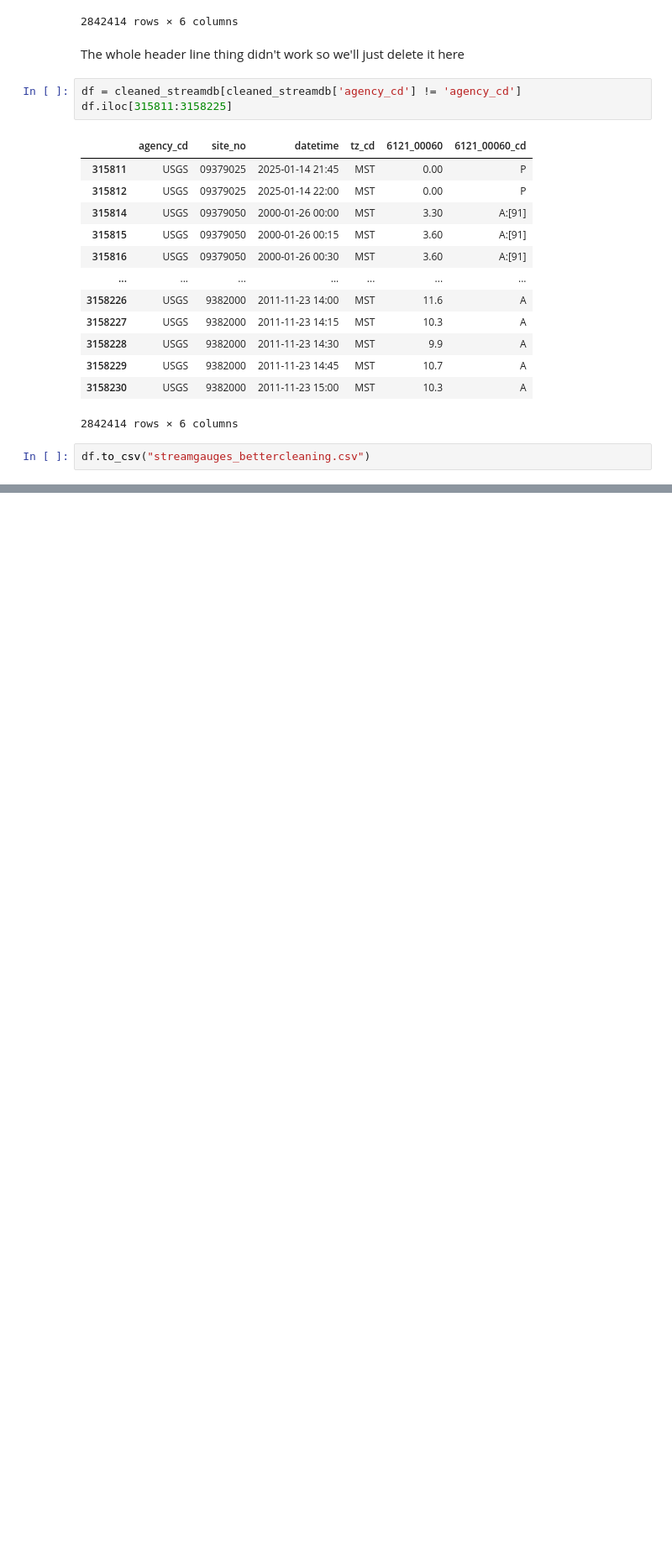
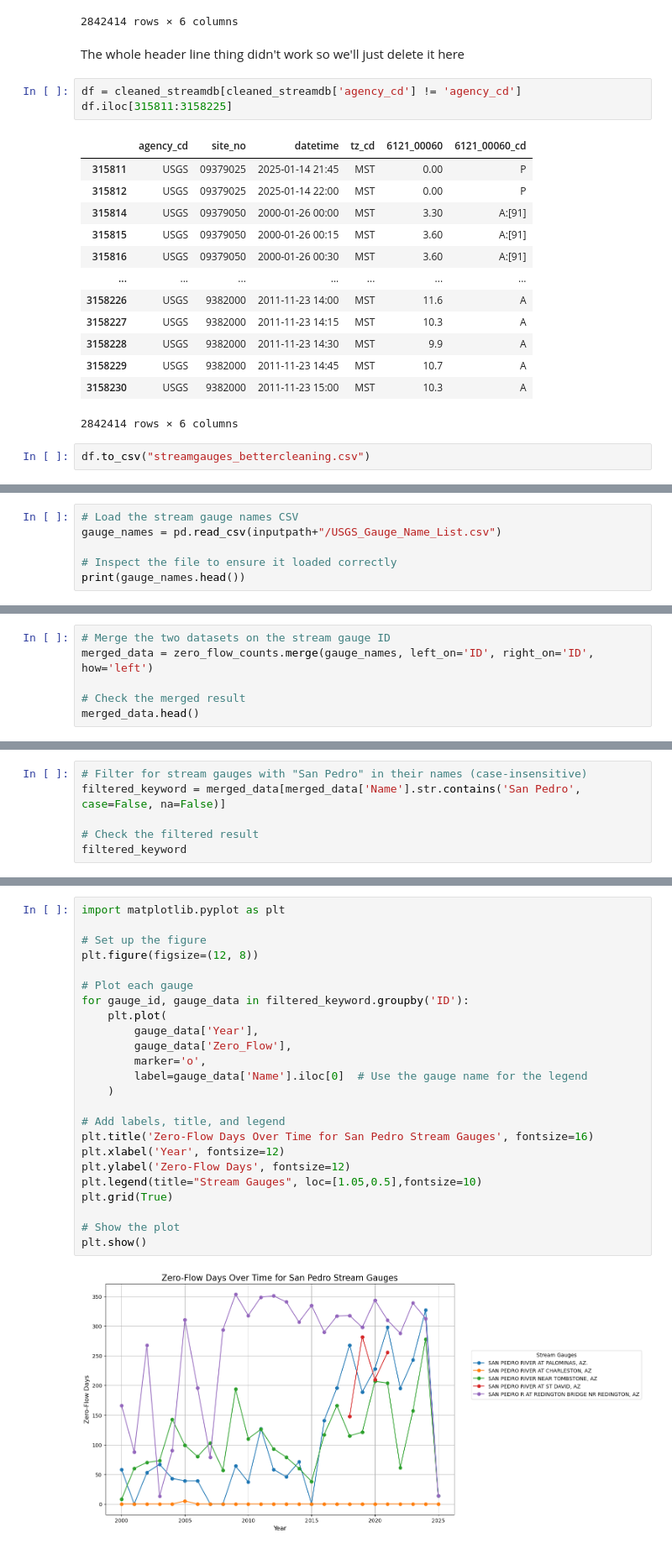
Before and after one commit to dtadych/Shallow_Groundwater_AZ, a Jupyter notebook: Code/FigureCreation/StreamGauges.ipynb, the cells around one changed output, grey strips where cells are left out. Shown at 84% size. Cells and saved outputs as stored; diff of their text form; blank space fills up the shorter version.

```diff
--- a/Code/FigureCreation/StreamGauges.ipynb
+++ b/Code/FigureCreation/StreamGauges.ipynb
@@ -343,0 +392,6 @@ MemoryError: Unable to allocate 5.22 GiB for an array with shape (5, 140174942)
+# %%
+# Load the stream gauge names CSV
+gauge_names = pd.read_csv(inputpath+"/USGS_Gauge_Name_List.csv")
+
+# Inspect the file to ensure it loaded correctly
+print(gauge_names.head())
@@ -343,0 +405,6 @@ MemoryError: Unable to allocate 5.22 GiB for an array with shape (5, 140174942)
+# %%
+# Merge the two datasets on the stream gauge ID
+merged_data = zero_flow_counts.merge(gauge_names, left_on='ID', right_on='ID', how='left')
+
+# Check the merged result
+merged_data.head()
@@ -343,0 +443,6 @@ MemoryError: Unable to allocate 5.22 GiB for an array with shape (5, 140174942)
+# %%
+# Filter for stream gauges with "San Pedro" in their names (case-insensitive)
+filtered_keyword = merged_data[merged_data['Name'].str.contains('San Pedro', case=False, na=False)]
+
+# Check the filtered result
+filtered_keyword
@@ -343,0 +471,26 @@ MemoryError: Unable to allocate 5.22 GiB for an array with shape (5, 140174942)
+# %%
+import matplotlib.pyplot as plt
+
+# Set up the figure
+plt.figure(figsize=(12, 8))
+
+# Plot each gauge
+for gauge_id, gauge_data in filtered_keyword.groupby('ID'):
+    plt.plot(
+        gauge_data['Year'],
+        gauge_data['Zero_Flow'],
+        marker='o',
+        label=gauge_data['Name'].iloc[0]  # Use the gauge name for the legend
+    )
+
+# Add labels, title, and legend
+plt.title('Zero-Flow Days Over Time for San Pedro Stream Gauges', fontsize=16)
+plt.xlabel('Year', fontsize=12)
+plt.ylabel('Zero-Flow Days', fontsize=12)
+plt.legend(title="Stream Gauges", loc=[1.05,0.5],fontsize=10)
+plt.grid(True)
+
+# Show the plot
+plt.show()
+# %% [output]
+[figure, added]
```
Also changed, not shown: parts of 20 cells of this notebook, 2 other files.
